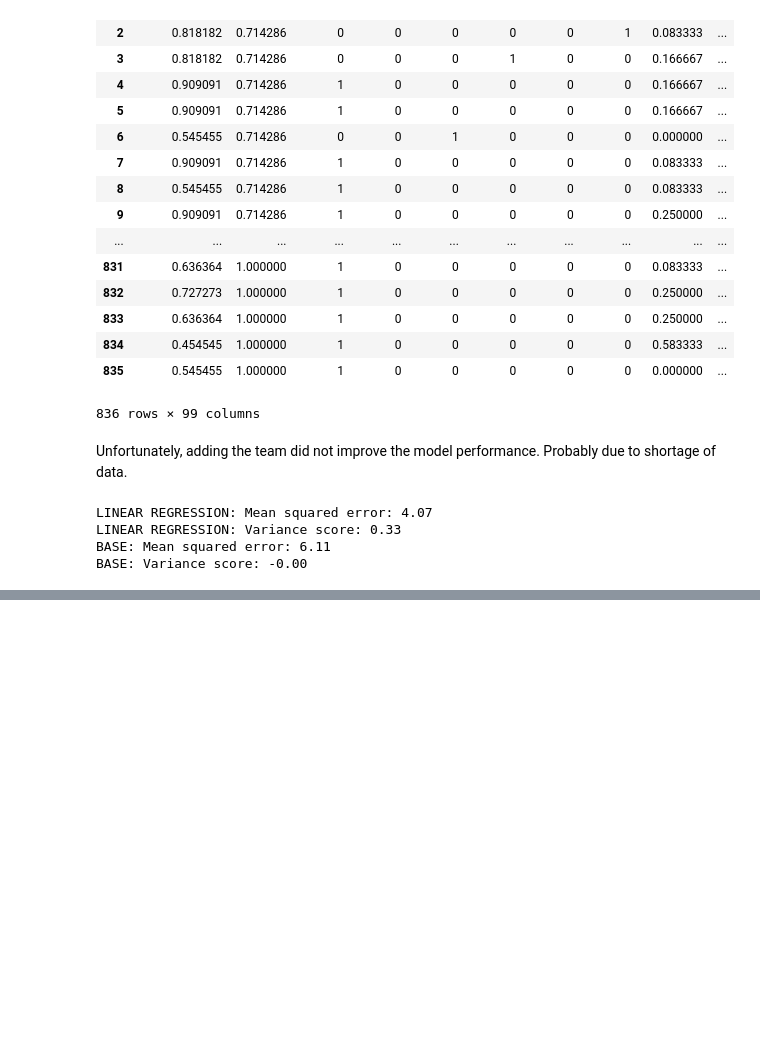
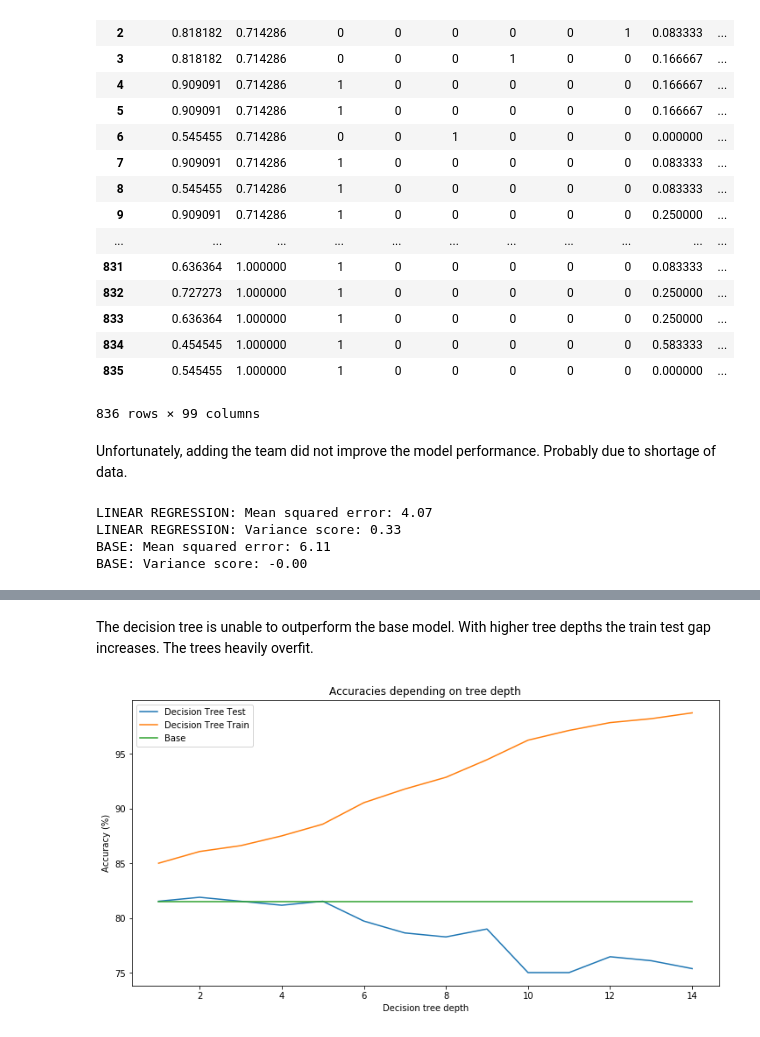
Before and after one commit to bhilprecht/ml-world-championship, a Jupyter notebook: FIFA_WM_Benjamin.ipynb, the cells around one changed output, grey strips where cells are left out. Drawn from its saved outputs; the diff is of its cells as text; code cells hidden in the pictures; blank space fills up the shorter version.

```diff
--- a/FIFA_WM_Benjamin.ipynb
+++ b/FIFA_WM_Benjamin.ipynb
@@ -764,0 +916,52 @@ BASE: Variance score: -0.00
+# %% [markdown]
+The decision tree is unable to outperform the base model. With higher tree depths the train test gap increases. The trees heavily overfit.
+# %%
+from sklearn import tree
+from sklearn.metrics import accuracy_score
+
+# train test split
+# linear regression to predict y
+X = df_events_grp.loc[:, 'HourGameStart':'Y']
+Y = df_events_grp.loc[:, 'R_flag']
+
+# transform to numpy array
+X = X.as_matrix().astype(np.float)
+Y = Y.as_matrix().astype(np.float)
+
+# train/ test split
+X_train, X_test, y_train, y_test = train_test_split(X, Y, test_size=0.33, random_state=42)
+
+def decision_tree_accuracy(depth):
+    # fit decision tree
+    clf = tree.DecisionTreeClassifier(max_depth=depth)
+    clf = clf.fit(X_train, y_train)
+
+    # compute accuracy
+    y_pred = clf.predict(X_test)
+    score = clf.score(X_test, y_test)
+
+    train_score = accuracy_score(clf.predict(X_train), y_train)
+
+    return score, train_score
+
+# for comparison also compute accuracy for base model (always output zero)
+y_base_pred = np.zeros((len(y_test))) # zeros as most matches are without red cards
+base_score = accuracy_score(y_base_pred, y_test)
+
+dec_tree_accuracy = np.array([(i, decision_tree_accuracy(i)[0], decision_tree_accuracy(i)[1]) for i in range(1,15)])
+base_accuracy = np.array([base_score for i in range(1,15)])
+
+plt.figure(figsize=(12,6))
+
+plt.plot(dec_tree_accuracy[:,0], dec_tree_accuracy[:,1]*100, label="Decision Tree Test")
+plt.plot(dec_tree_accuracy[:,0], dec_tree_accuracy[:,2]*100, label="Decision Tree Train")
+plt.plot(dec_tree_accuracy[:,0], base_accuracy*100, label="Base")
+
+plt.legend()
+plt.title("Accuracies depending on tree depth")
+plt.xlabel("Decision tree depth")
+plt.ylabel("Accuracy (%)")
+
+plt.show()
+# %% [output]
+[figure, added]
```
Also changed, not shown: parts of 19 cells of this notebook, 1 other file.
